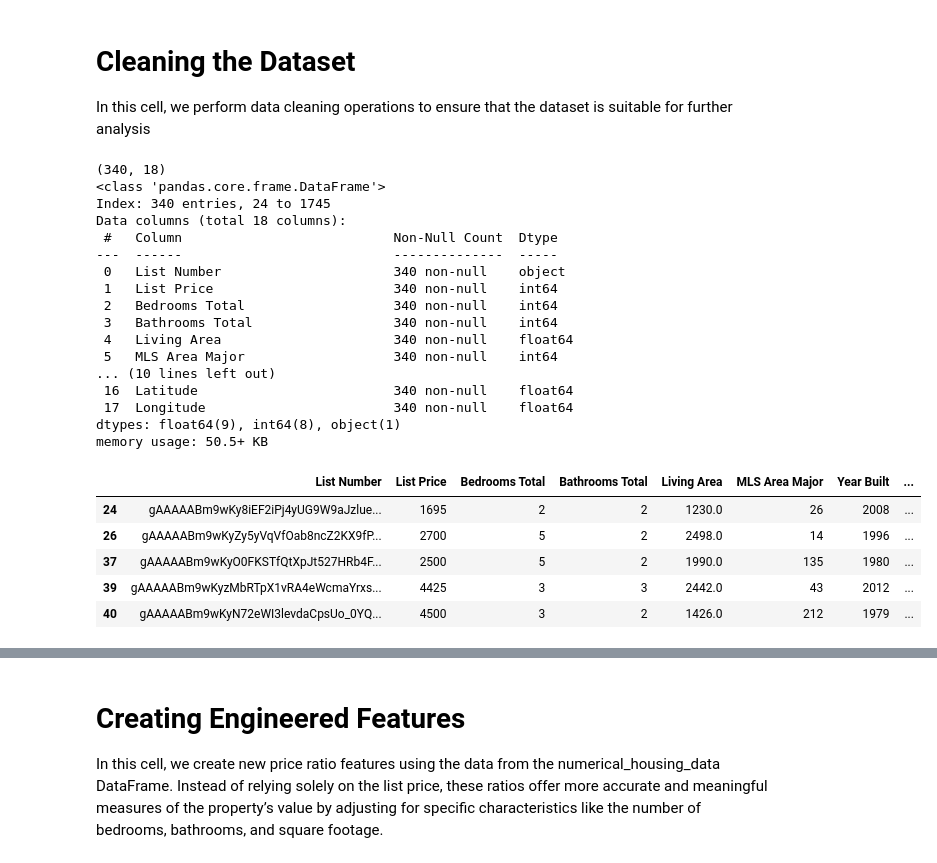
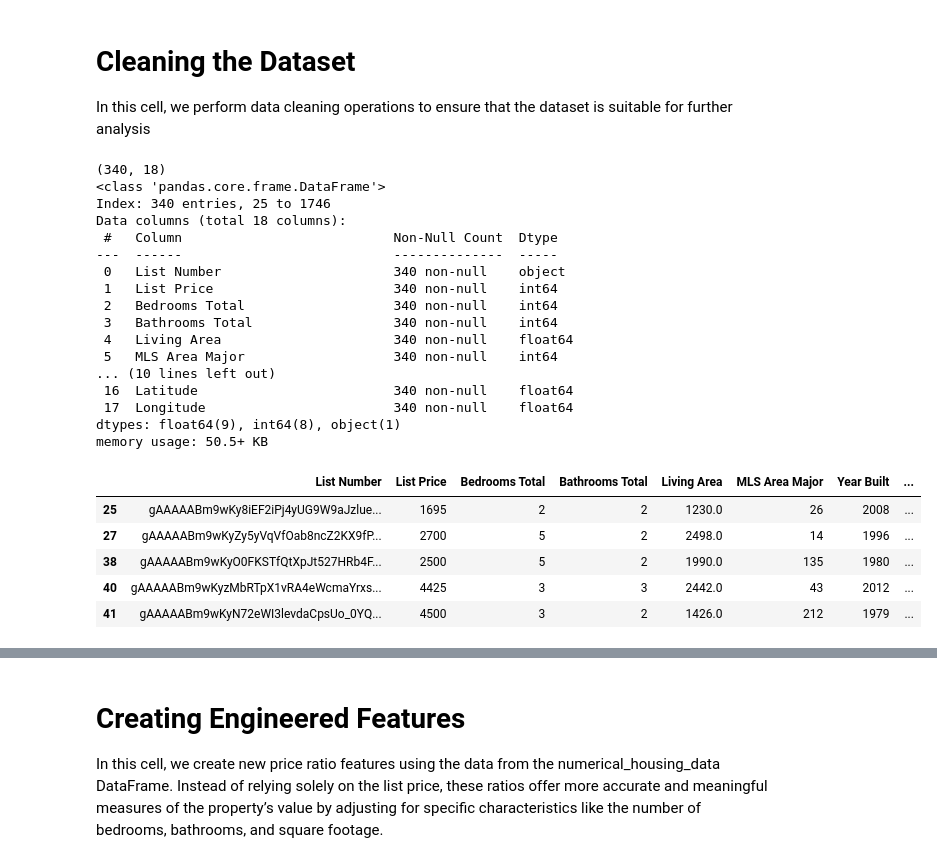
Before and after one commit to svnsvnsvn/SNARE, a Jupyter notebook: Apartment_Scam_Detection_Project.ipynb, the cells around one changed output, grey strips where cells are left out. Cells and saved outputs as stored; diff of their text form; code cells hidden in the pictures.

```diff
--- a/Apartment_Scam_Detection_Project.ipynb
+++ b/Apartment_Scam_Detection_Project.ipynb
@@ -16,14 +16,14 @@ import seaborn as sns
 import numpy as np
 # %%
 # Load the dataset
-raw_housing_data = pd.read_csv("data/PrimaryDataset-MLS-RentalProperties.csv")
+raw_housing_data = pd.read_csv("data/NEWPrimaryDataset-MLS-RentalProperties.csv")
 
 # Display basic information about the dataset
 print(raw_housing_data.shape)
-raw_housing_data.info() # Get summary information about the columns and data types
+# raw_housing_data.info() # Get summary information about the columns and data types
 
 # Display the first few rows of the dataset to inspect it
 raw_housing_data.head()
 
-raw_housing_data.columns
+# raw_housing_data.columns
 # %% [output]
@@ -92,37 +57,38 @@ numerical_housing_data = raw_housing_data[numerical_columns]
 # Cleaning the Dataset
 In this cell, we perform data cleaning operations to ensure that the dataset is suitable for further analysis
 # %%
+numerical_housing_data[numerical_housing_data['List Number'] == 'NotAScam123']
 # Drop rows with any missing values
 numerical_housing_data = numerical_housing_data.dropna()
 
 # Check for duplicate columns and remove them
 numerical_housing_data = numerical_housing_data.loc[:, ~numerical_housing_data.columns.duplicated()]
 
 # Output the dimensions of the cleaned dataset and preview its structure
 print(numerical_housing_data.shape)
 numerical_housing_data.info()
 numerical_housing_data.head()
 # %% [output]
 (340, 18)
 <class 'pandas.core.frame.DataFrame'>
-Index: 340 entries, 24 to 1745
+Index: 340 entries, 25 to 1746
 Data columns (total 18 columns):
  #   Column                           Non-Null Count  Dtype
 ---  ------                           --------------  -----
  0   List Number                      340 non-null    object
  1   List Price                       340 non-null    int64
  2   Bedrooms Total                   340 non-null    int64
  3   Bathrooms Total                  340 non-null    int64
  4   Living Area                      340 non-null    float64
  5   MLS Area Major                   340 non-null    int64
 ... (10 lines left out)
  16  Latitude                         340 non-null    float64
  17  Longitude                        340 non-null    float64
 dtypes: float64(9), int64(8), object(1)
 memory usage: 50.5+ KB
 |  | List Number | List Price | Bedrooms Total | Bathrooms Total | Living Area | MLS Area Major | Year Built | ... |
-| 24 | gAAAAABm9wKy8iEF2iPj4yUG9W9aJzlue... | 1695 | 2 | 2 | 1230.0 | 26 | 2008 | ... |
-| 26 | gAAAAABm9wKyZy5yVqVfOab8ncZ2KX9fP... | 2700 | 5 | 2 | 2498.0 | 14 | 1996 | ... |
-| 37 | gAAAAABm9wKyO0FKSTfQtXpJt527HRb4F... | 2500 | 5 | 2 | 1990.0 | 135 | 1980 | ... |
-| 39 | gAAAAABm9wKyzMbRTpX1vRA4eWcmaYrxs... | 4425 | 3 | 3 | 2442.0 | 43 | 2012 | ... |
-| 40 | gAAAAABm9wKyN72eWI3levdaCpsUo_0YQ... | 4500 | 3 | 2 | 1426.0 | 212 | 1979 | ... |
+| 25 | gAAAAABm9wKy8iEF2iPj4yUG9W9aJzlue... | 1695 | 2 | 2 | 1230.0 | 26 | 2008 | ... |
+| 27 | gAAAAABm9wKyZy5yVqVfOab8ncZ2KX9fP... | 2700 | 5 | 2 | 2498.0 | 14 | 1996 | ... |
+| 38 | gAAAAABm9wKyO0FKSTfQtXpJt527HRb4F... | 2500 | 5 | 2 | 1990.0 | 135 | 1980 | ... |
+| 40 | gAAAAABm9wKyzMbRTpX1vRA4eWcmaYrxs... | 4425 | 3 | 3 | 2442.0 | 43 | 2012 | ... |
+| 41 | gAAAAABm9wKyN72eWI3levdaCpsUo_0YQ... | 4500 | 3 | 2 | 1426.0 | 212 | 1979 | ... |
```
Also changed, not shown: parts of 54 cells of this notebook, 1 other file.
